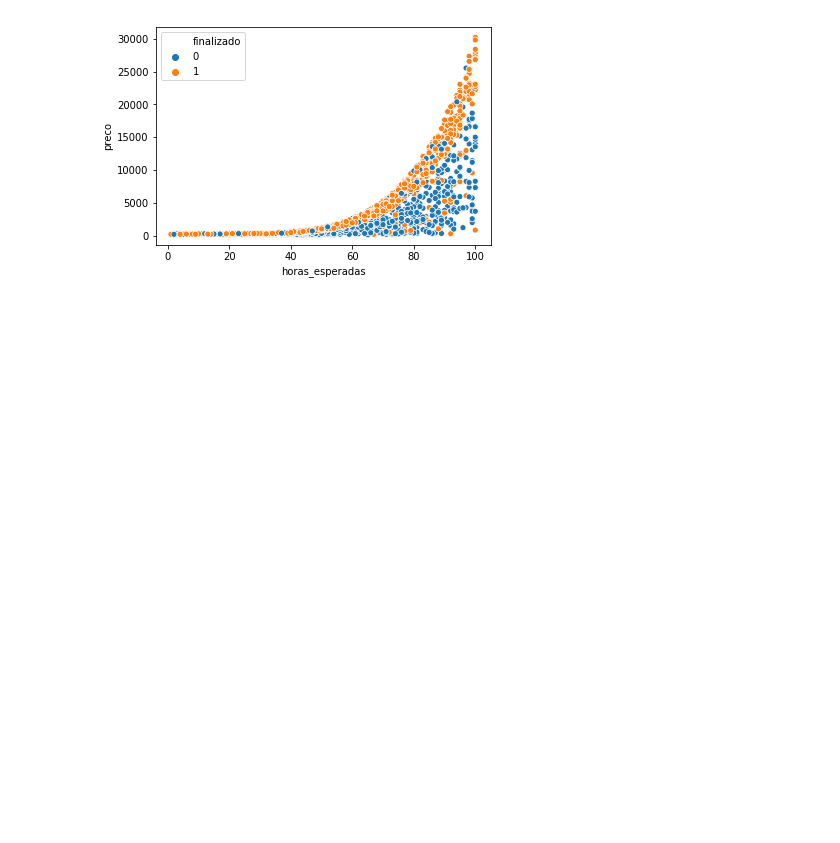
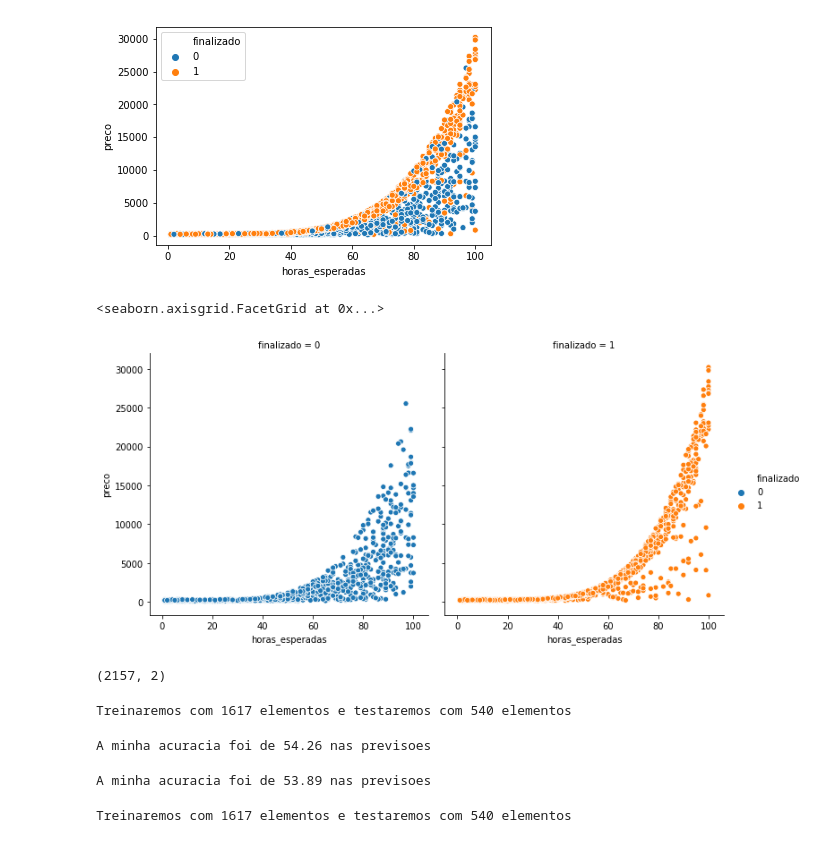
Before and after one commit to DWA-GIT/TESI-UNIFACISA, a Jupyter notebook: classificacao_3.ipynb, the cells around one changed output. Cells and saved outputs as stored; diff of their text form; code cells hidden in the pictures; blank space fills up the shorter version.

```diff
--- a/classificacao_3.ipynb
+++ b/classificacao_3.ipynb
@@ -61,3 +61,58 @@ sns.scatterplot(x="horas_esperadas", y = "preco", hue="finalizado", data=dados)
 # %% [output]
 <matplotlib.axes._subplots.AxesSubplot at 0x...>
 [figure]
+# %%
+sns.relplot(x="horas_esperadas", y = "preco", hue="finalizado", col="finalizado", data=dados)
+# %% [output]
+<seaborn.axisgrid.FacetGrid at 0x...>
+[figure, added]
+# %%
+X = dados[['horas_esperadas', 'preco']]
+Y = dados[['finalizado']]
+
+X.shape
+Y.shape
+# %% [output]
+(2157, 2)
+# %%
+from sklearn.svm import LinearSVC
+from sklearn.model_selection import train_test_split
+from sklearn.metrics import accuracy_score
+
+SEED = 50
+
+treino_X, teste_X, treino_Y, teste_Y = train_test_split(X, Y, test_size=0.25, random_state=SEED)
+
+print ("Treinaremos com %d elementos e testaremos com %d elementos" % (len(treino_X), len(teste_X)) )
+# %% [output]
+Treinaremos com 1617 elementos e testaremos com 540 elementos
+# %%
+modelo = LinearSVC(C=1.0, class_weight=None, dual=True, fit_intercept=True,
+          intercept_scaling=1, loss='squared_hinge', max_iter=1000,
+          multi_class='ovr', penalty='l2', random_state=SEED, tol=0.0001,
+          verbose=0)
+modelo.fit(treino_X, treino_Y)
+previsoes = modelo.predict(teste_X)
+acuracia = accuracy_score(teste_Y, previsoes) * 100
+print("A minha acuracia foi de %.2f nas previsoes" % acuracia)
+# %% [output]
+A minha acuracia foi de 54.26 nas previsoes
+# %%
+import numpy as np
+
+previsoes_moeda = np.ones(540)
+acuracia = accuracy_score(teste_Y, previsoes_moeda) * 100
+print("A minha acuracia foi de %.2f nas previsoes" % acuracia)
+# %% [output]
+A minha acuracia foi de 53.89 nas previsoes
+# %%
+from sklearn.svm import SVC
+
+SEED = 10
+
+np.random.seed(SEED)
+
+treino_X, teste_X, treino_Y, teste_Y = train_test_split(X, Y, test_size=0.25, random_state=SEED, stratify=Y)
+print ("Treinaremos com %d elementos e testaremos com %d elementos" % (len(treino_X), len(teste_X)) )
+# %% [output]
+Treinaremos com 1617 elementos e testaremos com 540 elementos
```
Also changed, not shown: parts of 1 cell of this notebook.
